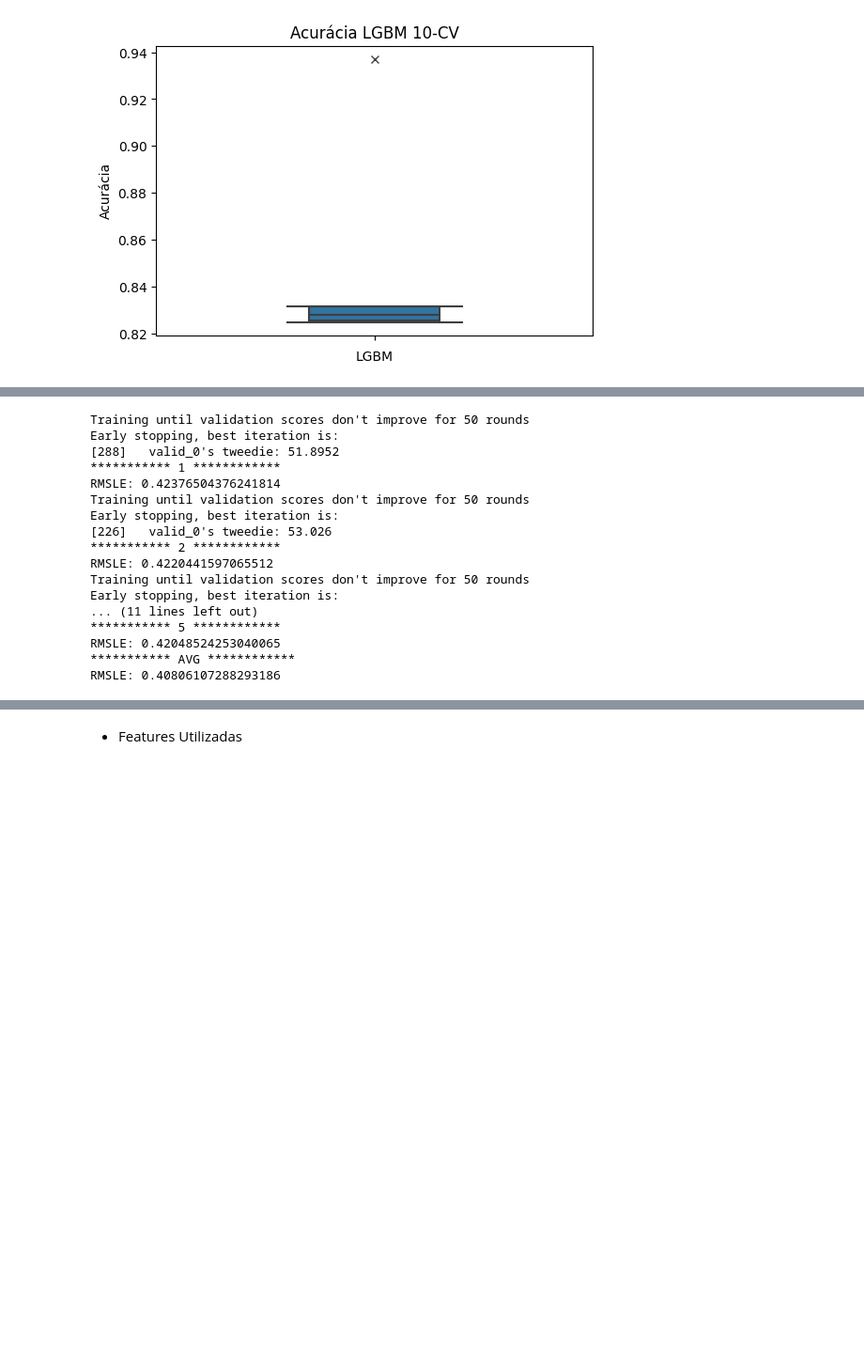
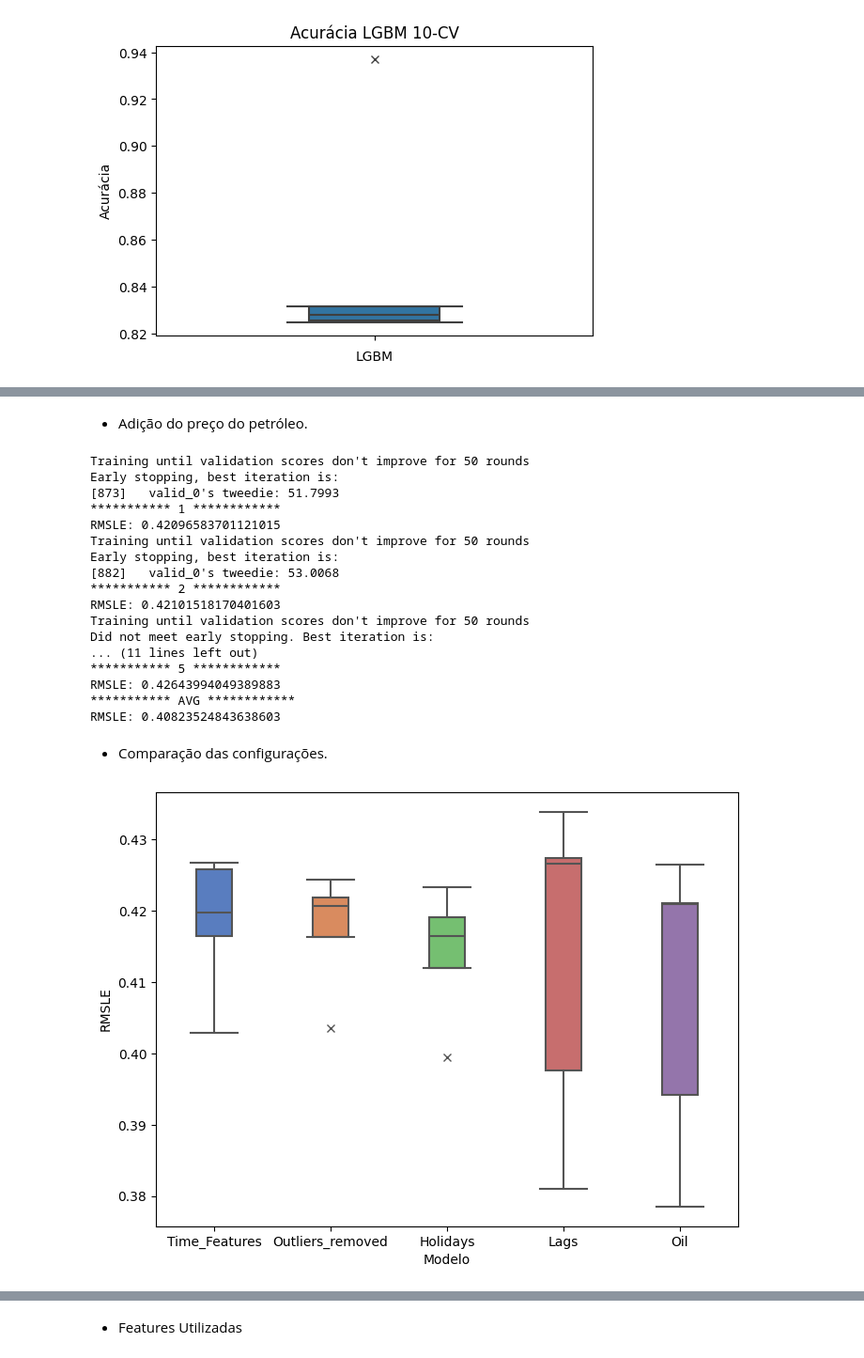
Before and after one commit to yamachita/dm_sales_forecasting, a Jupyter notebook: sales_kaggle.ipynb, the cells around one changed output, grey strips where cells are left out. Shown at 94% size. Saved outputs shown, nothing was run; the diff lists cells and outputs as text; code cells hidden in the pictures; blank space fills up the shorter version.

```diff
--- a/sales_kaggle.ipynb
+++ b/sales_kaggle.ipynb
@@ -797,10 +763,11 @@ RMSLE: 0.41514214794410603
+# %% [markdown]
+- Adição do preço do petróleo.
 # %%
 dp = DataPreprocessor()
 preprocessors_funcs = [ (dp.base_setup, {'label_encoder': LabelEncoder()}),
                         (dp.add_time_features, {}),
                         (dp.remove_outliers, {}),
                         (dp.add_holidays, {}),
-                        (dp.add_dweek_mean_sales, {}),
                         (dp.add_lag_sales, {'lag_days_list': [21, 28, 35]}),
                         (dp.add_lag_transactions, {'df_transactions': df_transactions, 'lag_days_list':[21]}),
                         (dp.add_lag_oil, {'df_oil': df_oil, 'lag_days_list':[21]}),
@@ -814,19 +781,41 @@ results_configs.append(results)
 # %% [output]
 Training until validation scores don't improve for 50 rounds
 Early stopping, best iteration is:
-[288]   valid_0's tweedie: 51.8952
+[873]   valid_0's tweedie: 51.7993
 *********** 1 ************
-RMSLE: 0.42376504376241814
+RMSLE: 0.42096583701121015
 Training until validation scores don't improve for 50 rounds
 Early stopping, best iteration is:
-[226]   valid_0's tweedie: 53.026
+[882]   valid_0's tweedie: 53.0068
 *********** 2 ************
-RMSLE: 0.4220441597065512
+RMSLE: 0.42101518170401603
 Training until validation scores don't improve for 50 rounds
-Early stopping, best iteration is:
+Did not meet early stopping. Best iteration is:
 ... (11 lines left out)
 *********** 5 ************
-RMSLE: 0.42048524253040065
+RMSLE: 0.42643994049389883
 *********** AVG ************
-RMSLE: 0.40806107288293186
+RMSLE: 0.40823524843638603
+# %% [markdown]
+- Comparação das configurações.
+# %%
+models = ['Time_Features', 'Outliers_removed', 'Holidays', 'Lags', 'Oil']
+
+models_results_plot = {'Modelo': [], 'RMSLE': []}
+
+for model_results, name in zip(results_configs, models):
+    for result in model_results['rmsle_list']:
+        models_results_plot['Modelo'].append(name)
+        models_results_plot['RMSLE'].append(result)
+
+models_results_df = pd.DataFrame(models_results_plot)
+
+fig, axes = plt.subplots(figsize=(8, 6))
+
+sns.boxplot(data=models_results_df, x='Modelo', y='RMSLE',
+              linewidth=1.5, widths=.3, palette='muted', hue='Modelo', flierprops={"marker": "x"},
+              order=['Time_Features', 'Outliers_removed', 'Holidays', 'Lags', 'Oil'], ax=axes)
+plt.show()
+# %% [output]
+[figure, added]
 # %% [markdown]
```
Also changed, not shown: parts of 26 cells of this notebook.
